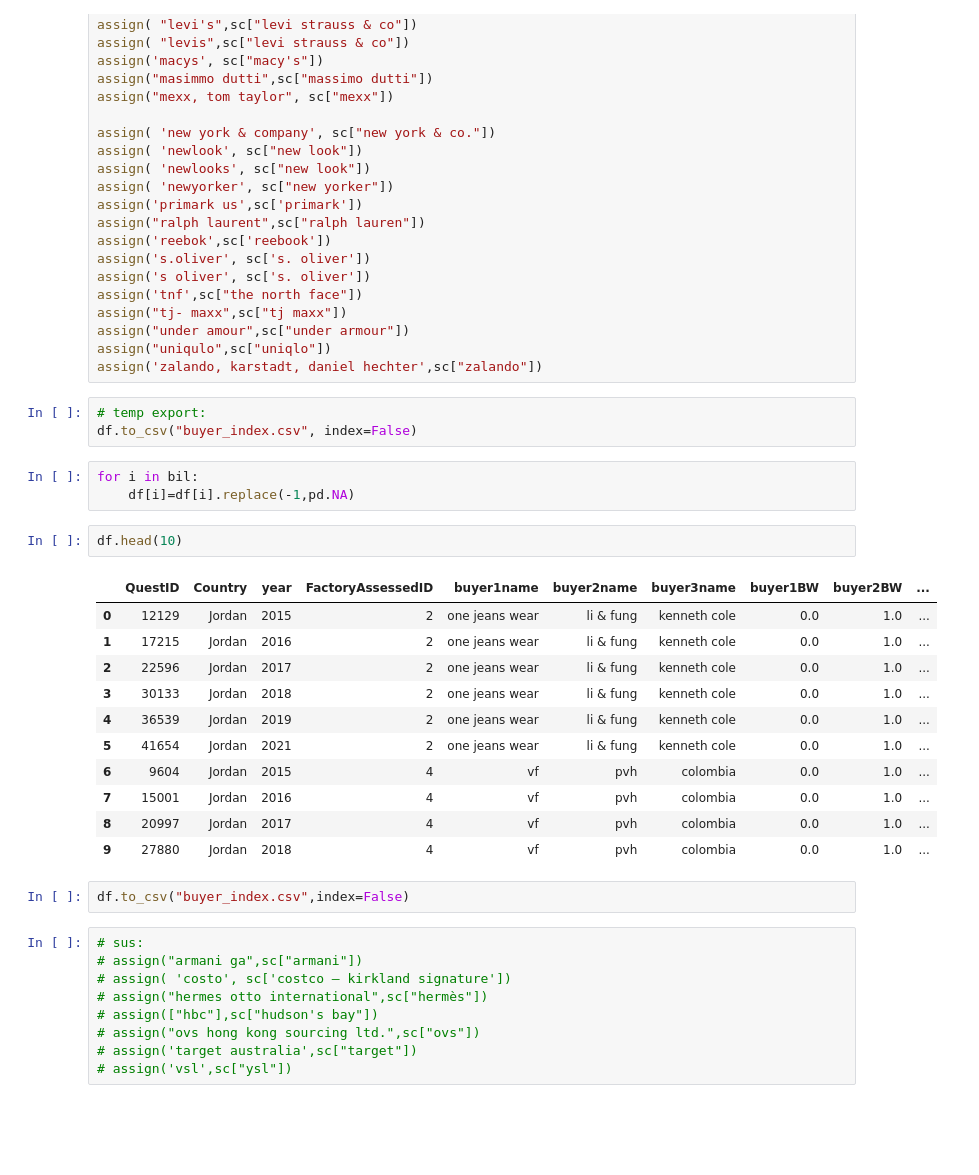
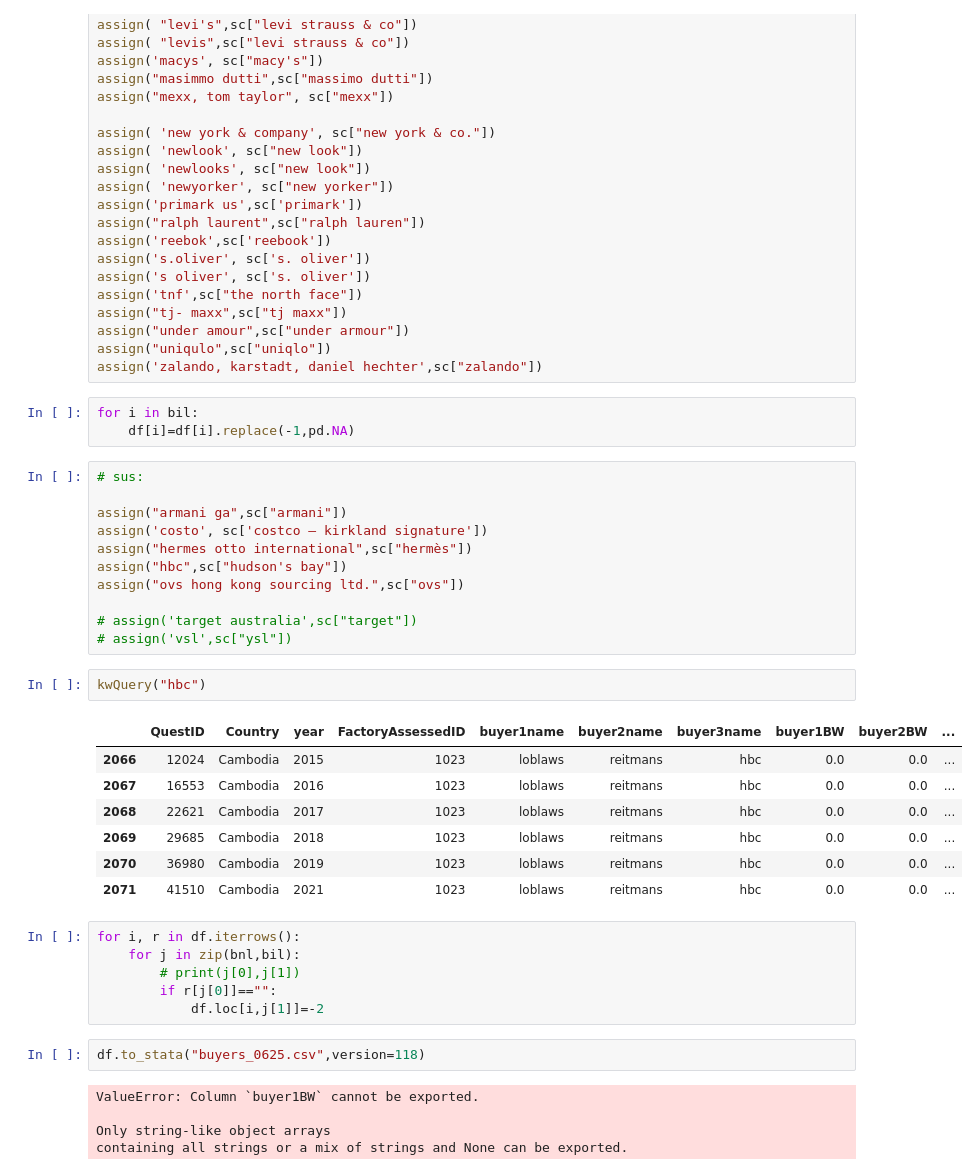
Before and after one commit to xolyn/labor_audit, a Jupyter notebook: Lingyu Zhou/w4/w4.ipynb, the cells around one changed output. Cells and saved outputs as stored; diff of their text form; blank space fills up the shorter version.

```diff
--- a/Lingyu Zhou/w4/w4.ipynb
+++ b/Lingyu Zhou/w4/w4.ipynb
@@ -170,34 +172,40 @@ assign("tj- maxx",sc["tj maxx"])
 assign("under amour",sc["under armour"])
 assign("uniqulo",sc["uniqlo"])
 assign('zalando, karstadt, daniel hechter',sc["zalando"])
-# %%
-# temp export:
-df.to_csv("buyer_index.csv", index=False)
 # %%
 for i in bil:
     df[i]=df[i].replace(-1,pd.NA)
-# %%
-df.head(10)
-# %% [output]
-|  | QuestID | Country | year | FactoryAssessedID | buyer1name | buyer2name | buyer3name | buyer1BW | buyer2BW | ... |
-| 0 | 12129 | Jordan | 2015 | 2 | one jeans wear | li & fung | kenneth cole | 0.0 | 1.0 | ... |
-| 1 | 17215 | Jordan | 2016 | 2 | one jeans wear | li & fung | kenneth cole | 0.0 | 1.0 | ... |
-| 2 | 22596 | Jordan | 2017 | 2 | one jeans wear | li & fung | kenneth cole | 0.0 | 1.0 | ... |
-| 3 | 30133 | Jordan | 2018 | 2 | one jeans wear | li & fung | kenneth cole | 0.0 | 1.0 | ... |
-| 4 | 36539 | Jordan | 2019 | 2 | one jeans wear | li & fung | kenneth cole | 0.0 | 1.0 | ... |
-| 5 | 41654 | Jordan | 2021 | 2 | one jeans wear | li & fung | kenneth cole | 0.0 | 1.0 | ... |
-| 6 | 9604 | Jordan | 2015 | 4 | vf | pvh | colombia | 0.0 | 1.0 | ... |
-| 7 | 15001 | Jordan | 2016 | 4 | vf | pvh | colombia | 0.0 | 1.0 | ... |
-| 8 | 20997 | Jordan | 2017 | 4 | vf | pvh | colombia | 0.0 | 1.0 | ... |
-| 9 | 27880 | Jordan | 2018 | 4 | vf | pvh | colombia | 0.0 | 1.0 | ... |
-# %%
-df.to_csv("buyer_index.csv",index=False)
 # %%
 # sus:
-# assign("armani ga",sc["armani"])
-# assign( 'costo', sc['costco – kirkland signature'])
-# assign("hermes otto international",sc["hermès"])
-# assign(["hbc"],sc["hudson's bay"])
-# assign("ovs hong kong sourcing ltd.",sc["ovs"])
+
+assign("armani ga",sc["armani"])
+assign('costo', sc['costco – kirkland signature'])
+assign("hermes otto international",sc["hermès"])
+assign("hbc",sc["hudson's bay"])
+assign("ovs hong kong sourcing ltd.",sc["ovs"])
+
 # assign('target australia',sc["target"])
 # assign('vsl',sc["ysl"])
+# %%
+kwQuery("hbc")
+# %% [output]
+|  | QuestID | Country | year | FactoryAssessedID | buyer1name | buyer2name | buyer3name | buyer1BW | buyer2BW | ... |
+| 2066 | 12024 | Cambodia | 2015 | 1023 | loblaws | reitmans | hbc | 0.0 | 0.0 | ... |
+| 2067 | 16553 | Cambodia | 2016 | 1023 | loblaws | reitmans | hbc | 0.0 | 0.0 | ... |
+| 2068 | 22621 | Cambodia | 2017 | 1023 | loblaws | reitmans | hbc | 0.0 | 0.0 | ... |
+| 2069 | 29685 | Cambodia | 2018 | 1023 | loblaws | reitmans | hbc | 0.0 | 0.0 | ... |
+| 2070 | 36980 | Cambodia | 2019 | 1023 | loblaws | reitmans | hbc | 0.0 | 0.0 | ... |
+| 2071 | 41510 | Cambodia | 2021 | 1023 | loblaws | reitmans | hbc | 0.0 | 0.0 | ... |
+# %%
+for i, r in df.iterrows():
+    for j in zip(bnl,bil):
+        # print(j[0],j[1])
+        if r[j[0]]=="":
+            df.loc[i,j[1]]=-2
+# %%
+df.to_stata("buyers_0625.csv",version=118)
+# %% [output]
+ValueError: Column `buyer1BW` cannot be exported.
+
+Only string-like object arrays
+containing all strings or a mix of strings and None can be exported.
```
Also changed, not shown: parts of 3 cells of this notebook, 1 other file.
